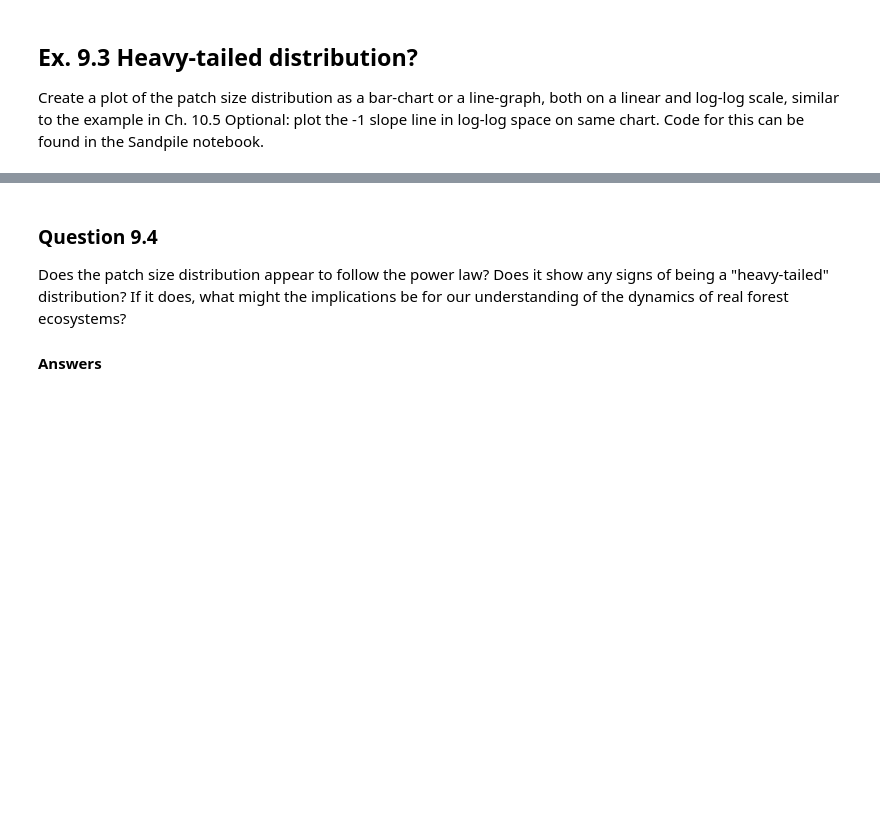
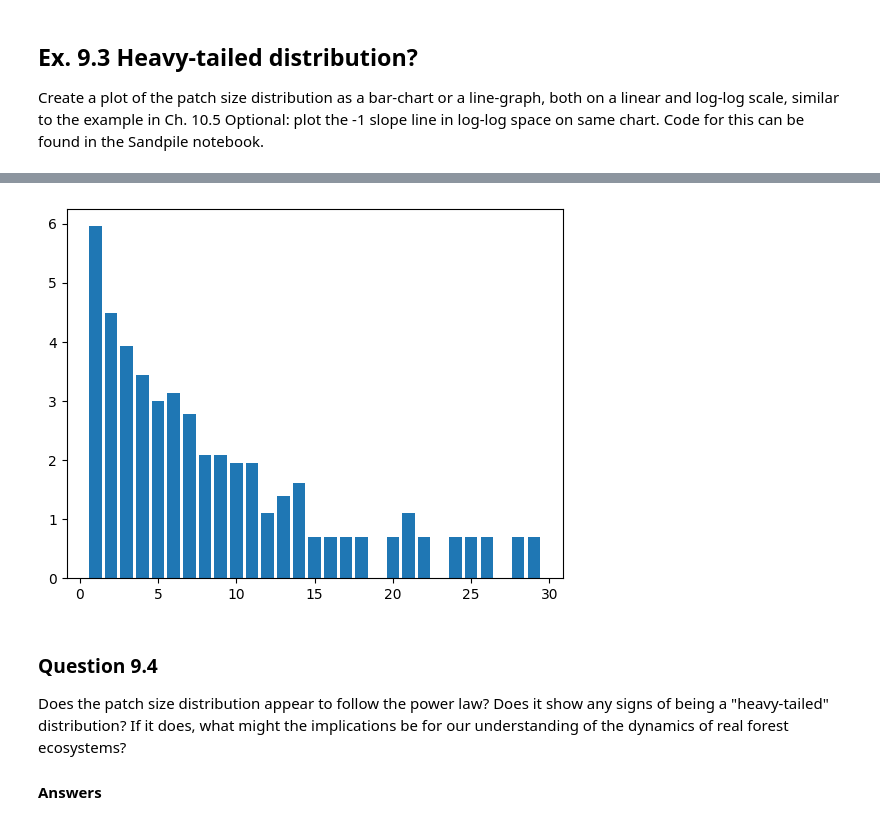
Before and after one commit to PeterSpitz/cap-comp215, a Jupyter notebook: labs/lab07-10-fire.ipynb, the cells around one changed output, grey strips where cells are left out. Cells and saved outputs as stored; diff of their text form; code cells hidden in the pictures; blank space fills up the shorter version.

```diff
--- a/labs/lab07-10-fire.ipynb
+++ b/labs/lab07-10-fire.ipynb
@@ -581,3 +615,10 @@ Optional: plot the -1 slope line in log-log space on same chart.  Code for this
+# %%
+log_count = [math.log(x) for x in size_count if math.log(x) != 0]
+
+plt.bar(size_id[:len(log_count)],log_count) #log graph minus 0 values
+plt.show()
+# %% [output]
+[figure, added]
 # %% [markdown]
 ### Question 9.4
 
```
Also changed, not shown: parts of 13 cells of this notebook.
